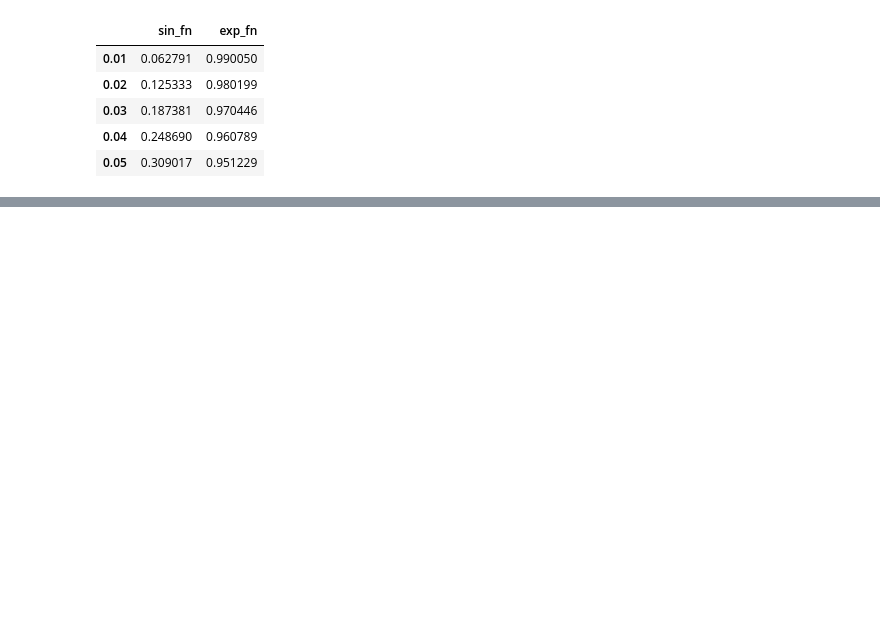
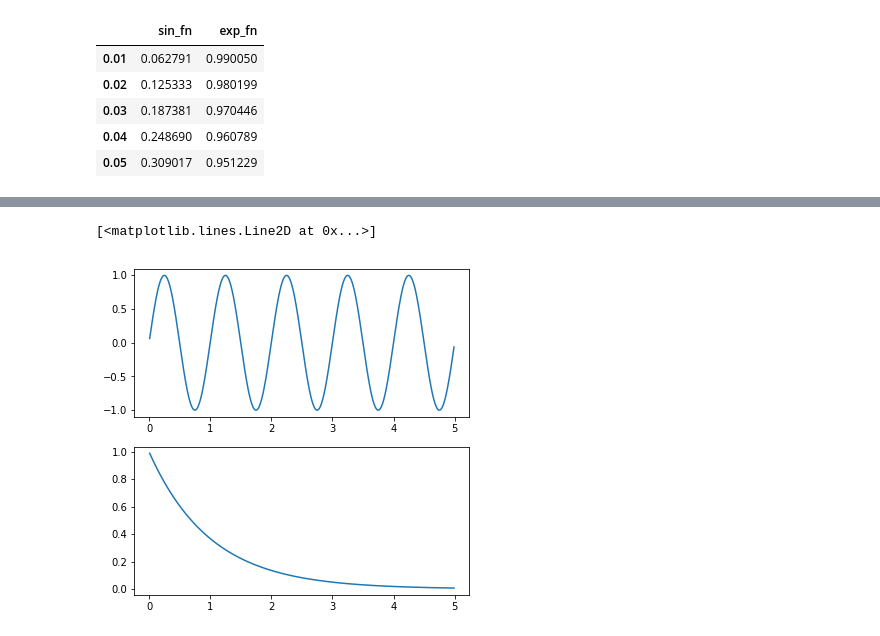
Before and after one commit to nayefahmad/jupyter-notebook-home, a Jupyter notebook: 2019-12-05_matplotlib-examples.ipynb, the cells around one changed output, grey strips where cells are left out. Saved outputs shown, nothing was run; the diff lists cells and outputs as text; code cells hidden in the pictures; blank space fills up the shorter version.

```diff
--- a/2019-12-05_matplotlib-examples.ipynb
+++ b/2019-12-05_matplotlib-examples.ipynb
@@ -36,0 +118,9 @@ df1.head()
+# %%
+ax1 = plt.subplot(211)  # 2 rows, 1 col, start plotting at index 1
+plt.plot(df1['sin_fn'])
+
+ax2 = plt.subplot(212, sharex=ax1)  # 2 rows, 1 col, start at index 2
+plt.plot(df1['exp_fn'])
+# %% [output]
+[<matplotlib.lines.Line2D at 0x...>]
+[figure, added]
```
Also changed, not shown: parts of 13 cells of this notebook.
